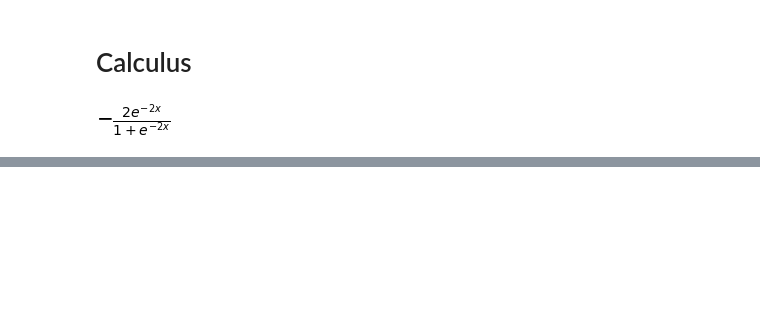
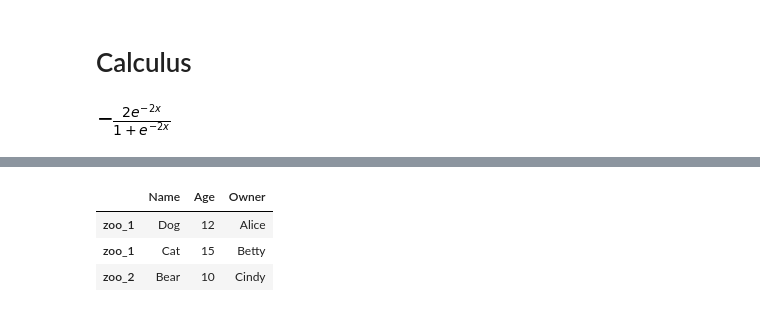
Before and after one commit to ayamisea/Coursera, a Jupyter notebook: Introduction_to_Data_Science_in_Python/Practice.ipynb, the cells around one changed output, grey strips where cells are left out. Saved outputs shown, nothing was run; the diff lists cells and outputs as text; code cells hidden in the pictures; blank space fills up the shorter version.

```diff
--- a/Introduction_to_Data_Science_in_Python/Practice.ipynb
+++ b/Introduction_to_Data_Science_in_Python/Practice.ipynb
@@ -11,0 +18,16 @@ diff(ln(1+exp((-2)*x)))
+# %%
+animal_1 = pd.Series({'Name':'Dog',
+          'Age':12,
+          'Owner':'Alice'})
+animal_2 = pd.Series({'Name':'Cat',
+          'Age':15,
+          'Owner':'Betty'})
+animal_3 = pd.Series({'Name':'Bear',
+          'Age':10,
+          'Owner':'Cindy'})
+pd.DataFrame([animal_1,animal_2,animal_3],index=['zoo_1','zoo_1','zoo_2'])
+# %% [output]
+|  | Name | Age | Owner |
+| zoo_1 | Dog | 12 | Alice |
+| zoo_1 | Cat | 15 | Betty |
+| zoo_2 | Bear | 10 | Cindy |
```
Also changed, not shown: parts of 2 cells of this notebook, 4 other files.
